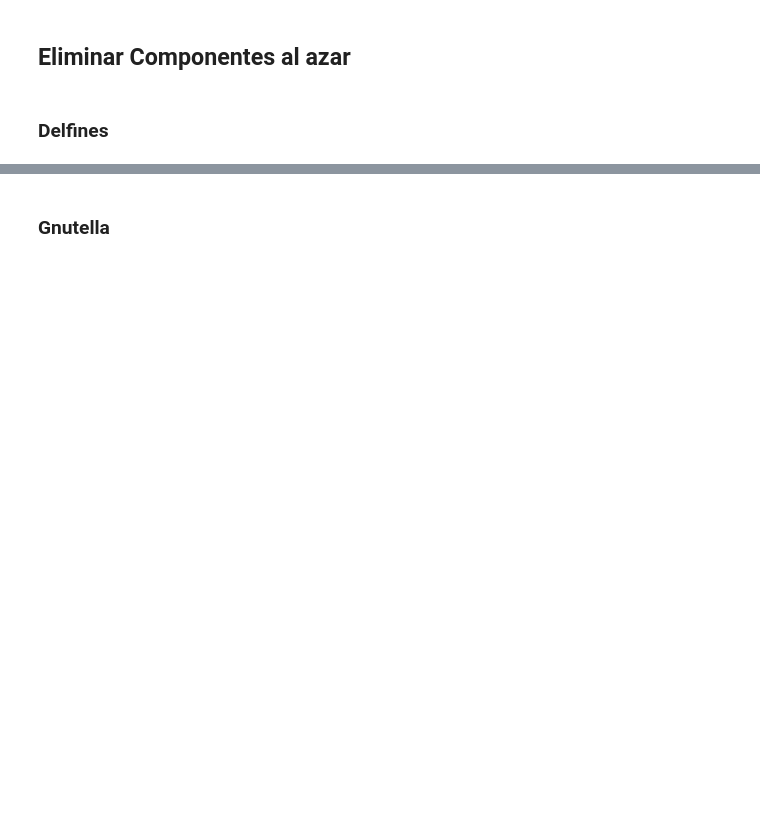
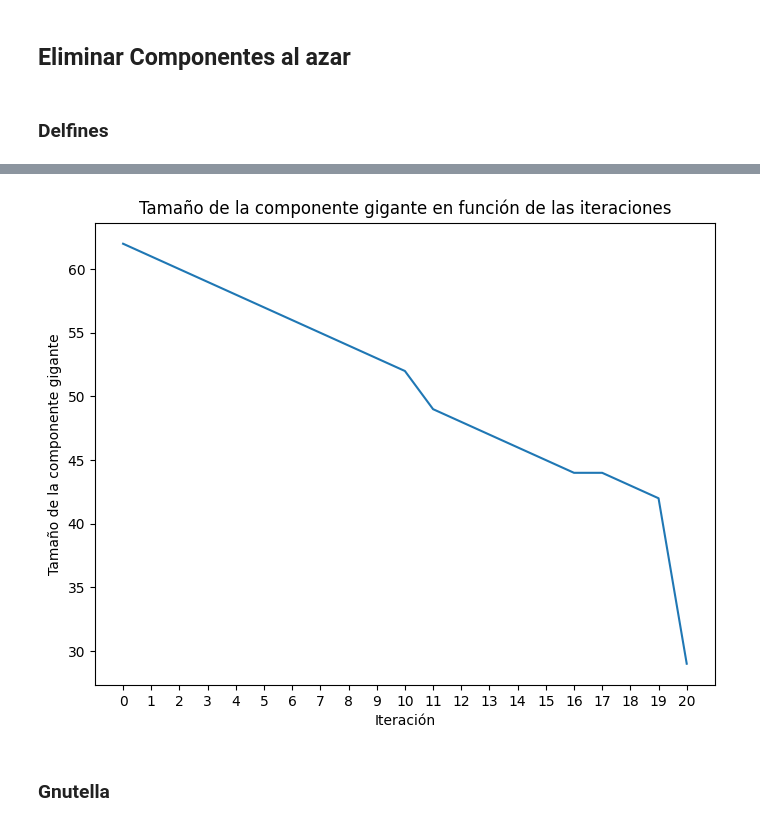
Before and after one commit to danieldamc/redes-complejas, a Jupyter notebook: Assignment_2/assignment_2.ipynb, the cells around one changed output, grey strips where cells are left out. Cells and saved outputs as stored; diff of their text form; code cells hidden in the pictures; blank space fills up the shorter version.

```diff
--- a/Assignment_2/assignment_2.ipynb
+++ b/Assignment_2/assignment_2.ipynb
@@ -164,3 +203,19 @@ plt.show()
+# %%
+delfines_erdos_renyi = delfines_graph.copy()
+
+giant_sizes_delfines_erdos_renyi = remove_nodes_until_half_giant_component_size(delfines_erdos_renyi)
+# %%
+import matplotlib.pyplot as plt
+
+plt.figure(figsize=(8, 6))
+plt.plot(giant_sizes_delfines_erdos_renyi)
+plt.xlabel('Iteración')
+plt.ylabel('Tamaño de la componente gigante')
+plt.title('Tamaño de la componente gigante en función de las iteraciones')
+plt.xticks(range(0, len(giant_sizes_delfines_erdos_renyi), 1))
+plt.show()
+# %% [output]
+[figure, added]
 # %% [markdown]
 ### Gnutella
 # %%
```
Also changed, not shown: parts of 46 cells of this notebook, 1 other file.
